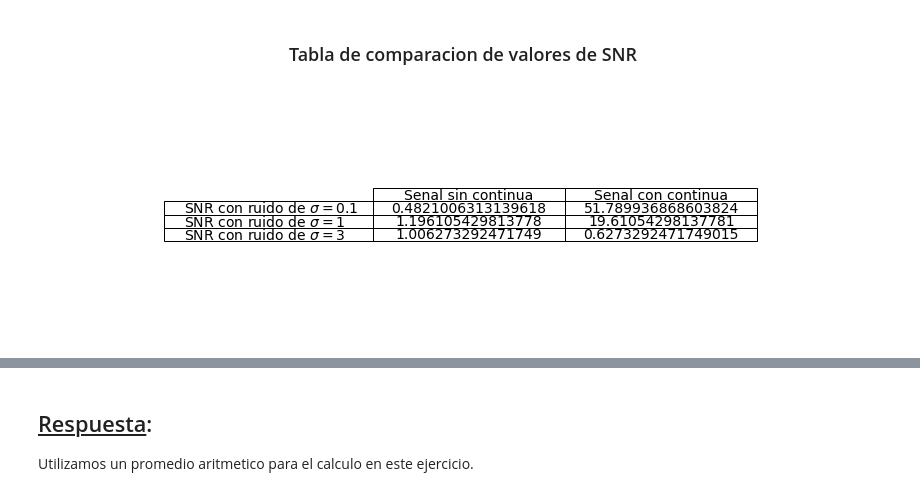
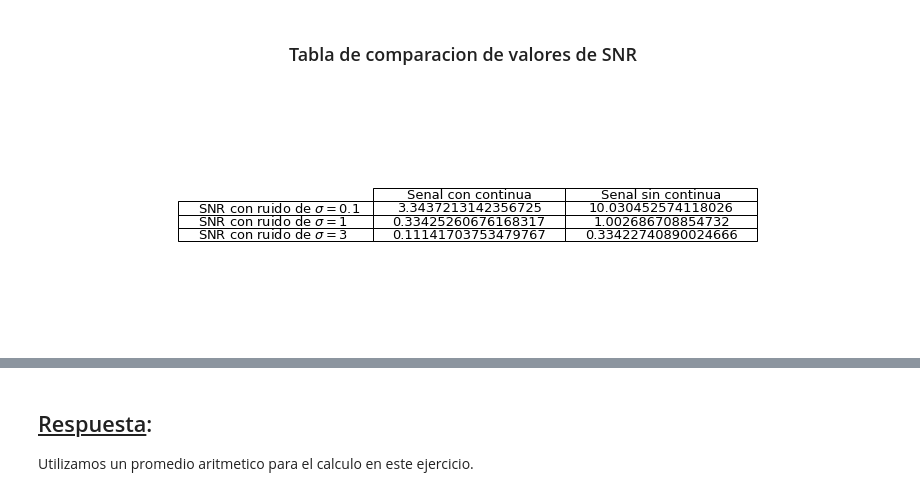
Before and after one commit to reborafs/dsp-untref, a Jupyter notebook: notebook/TP1.ipynb, the cells around one changed output, grey strips where cells are left out. Drawn from its saved outputs; the diff is of its cells as text; code cells hidden in the pictures.

```diff
--- a/notebook/TP1.ipynb
+++ b/notebook/TP1.ipynb
@@ -302,35 +309,36 @@ for ax in axs.flat:
 # %% [markdown]
 ### <center>Tabla de comparacion de valores de SNR</center>
 # %%
-SNR_x01= max(x_con_ruido01)/desvio_estandar(ruido01)
-SNR_x1= max(x_con_ruido1)/desvio_estandar(ruido1)
-SNR_x3= max(x_con_ruido3)/desvio_estandar(ruido3)
+amplitud_x = (max(x)-min(x))/2
 
+SNR_x01= amplitud_x/desvio_estandar(ruido01)
+SNR_x1= amplitud_x/desvio_estandar(ruido1)
+SNR_x3= amplitud_x/desvio_estandar(ruido3)
 
-SNR_y01= max(y_con_ruido01)/desvio_estandar(ruido01)
-SNR_y1= max(y_con_ruido1)/desvio_estandar(ruido1)
-SNR_y3= max(y_con_ruido3)/desvio_estandar(ruido3)
+amplitud_y = (max(y)-min(y))/2
+SNR_y01= amplitud_y/desvio_estandar(ruido01)
+SNR_y1= amplitud_y/desvio_estandar(ruido1)
+SNR_y3= amplitud_y/desvio_estandar(ruido3)
 
 
 fig = plt.figure()
 plt.axis('off')
 plt.axis('tight')
 
-data = [[d1, p1],
-        [d2, p2],
-        [d3, p3]]
+data = [[SNR_x01, SNR_y01],
+        [SNR_x1, SNR_y1],
+        [SNR_x3, SNR_y3]]
 
-columns = (['Senal sin continua', 'Senal con continua'])
+columns = (['Senal con continua', 'Senal sin continua'])
 rows = (["SNR con ruido de $\sigma = 0.1$", "SNR con ruido de $\sigma = 1$", "SNR con ruido de $\sigma = 3$"])
 
-# Add a table at the bottom of the axes
 the_table = plt.table(cellText=data,
                       rowLabels=rows,
                       colLabels=columns,
                       loc='center',
                       cellLoc='center',
                       colLoc='center')
 fig.tight_layout()
 plt.show()
 # %% [output]
-[figure, old version]
+[figure, new version]
```
Also changed, not shown: parts of 16 cells of this notebook.
